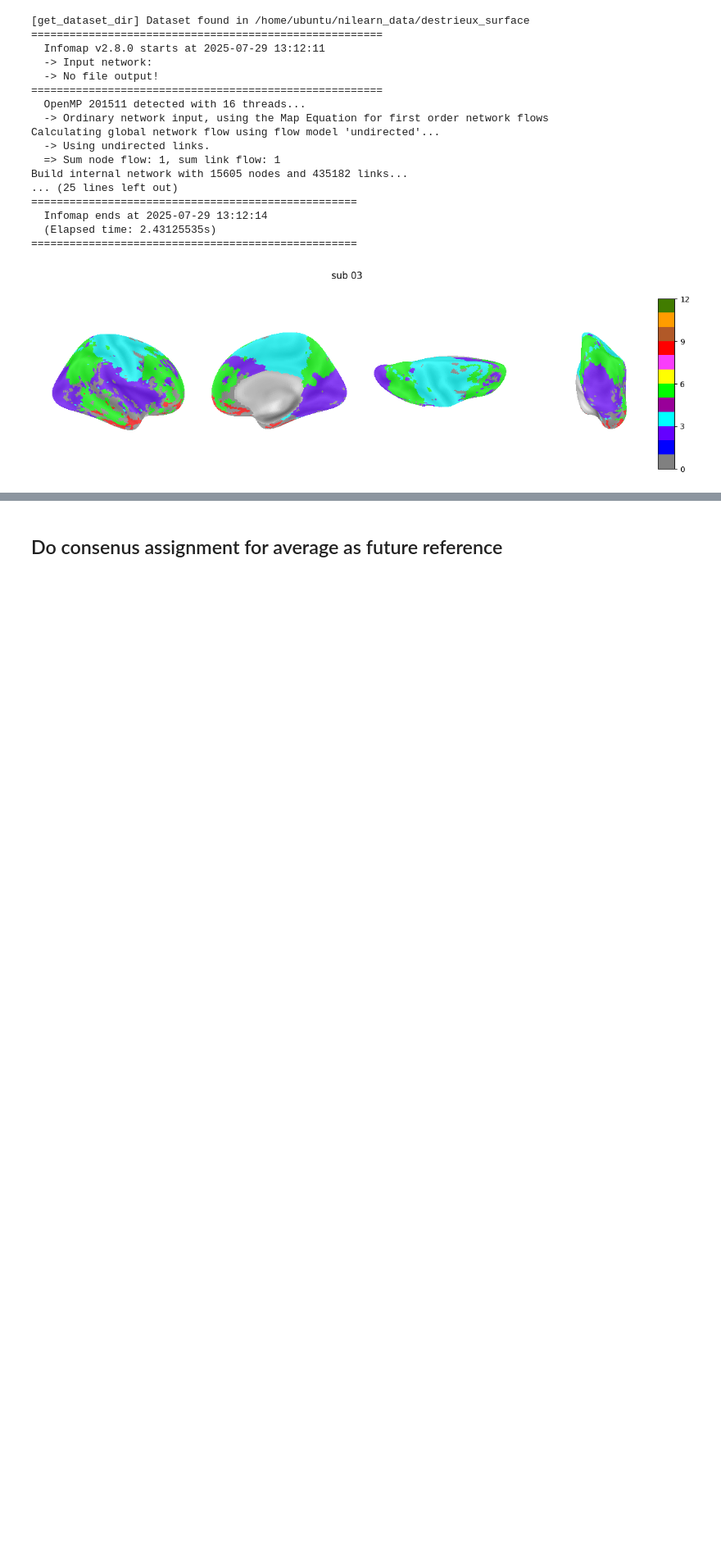
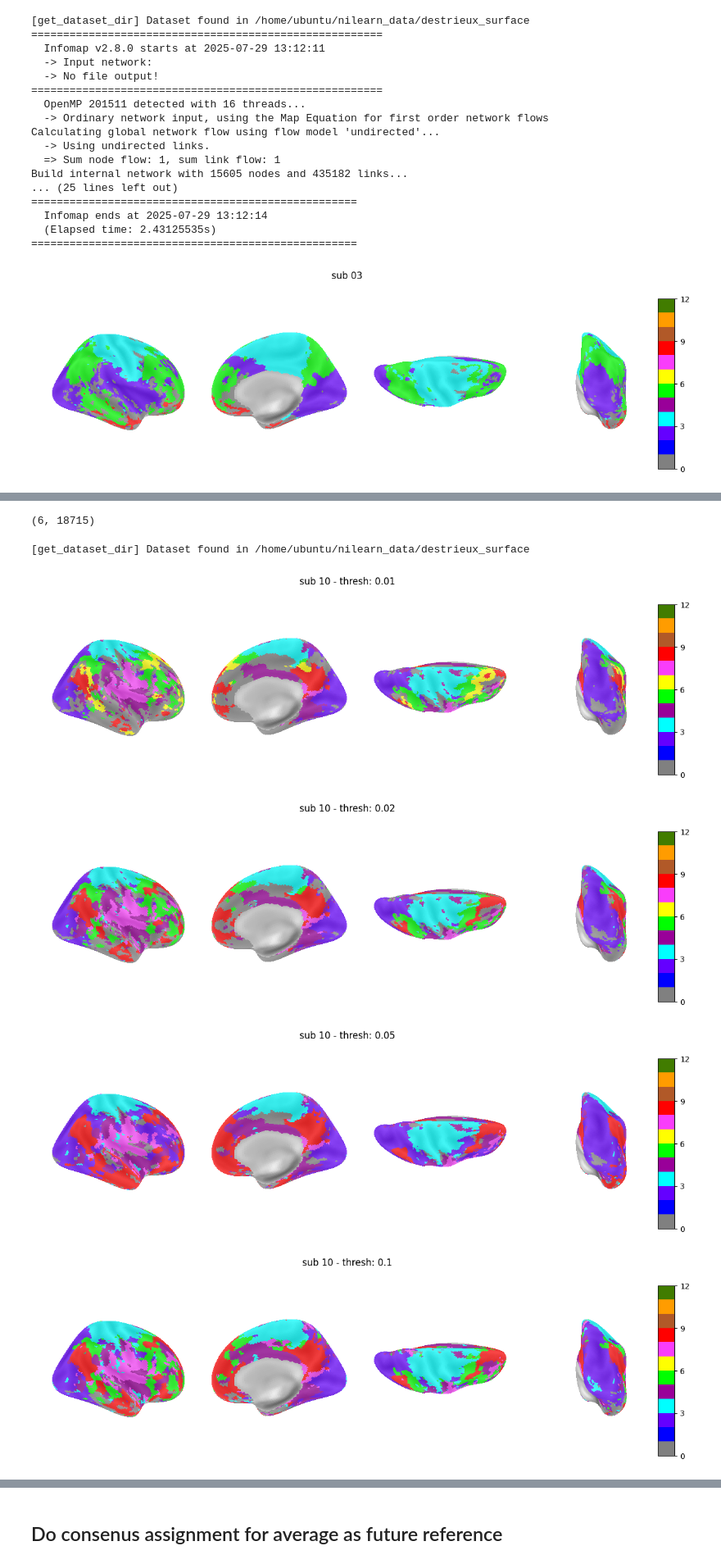
Before and after one commit to mrenke/parietal_patterns, a Jupyter notebook: networks_indTopology/net_assignment_02.ipynb, the cells around one changed output, grey strips where cells are left out. Shown at 82% size. Drawn from its saved outputs; the diff is of its cells as text; code cells hidden in the pictures; blank space fills up the shorter version.

Commit message:
network mapping - salience EG17

```diff
--- a/networks_indTopology/net_assignment_02.ipynb
+++ b/networks_indTopology/net_assignment_02.ipynb
@@ -110,0 +118,32 @@ figure.savefig(plot_fn, dpi=300, bbox_inches='tight')
+# %%
+sub = '10'
+
+# look at previous results with old threshold array etc.
+source_folder = op.join(bids_folder,'derivatives','networks_infomap_full_01')
+all_threshs_module_mappings = np.load(op.join(source_folder,f'sub-{sub}_allThresholds_confspec-36Pscrub3BPfilter.npy'))
+# %%
+all_threshs_module_mappings.shape
+# %% [output]
+(6, 18715)
+# %%
+threshs = ['0.01','0.02','0.05','0.1', '0.2', '0.3']
+
+from numrisk.fmri_analysis.gradients.utils import get_basic_mask
+mask, labeling_noParcel = get_basic_mask()
+
+from utils import plot_nets_CAcolors
+
+for thresh_conn, mapping in zip(threshs, all_threshs_module_mappings):
+    modules_fsav5 = np.full(mask.shape[0], np.nan, dtype=float)
+    modules_fsav5[mask] = mapping
+
+    figure = plot_nets_CAcolors(modules_fsav5, hemi_to_plot='R')
+    figure.suptitle(f'sub {sub} - thresh: {thresh_conn}', y=0.75)
+    #fn_plot = op.join(plot_folder, f'sub-{sub}_thresh-{thresh_conn}.png')
+    #plt.savefig(fn_plot)
+# %% [output]
+[get_dataset_dir] Dataset found in /home/ubuntu/nilearn_data/destrieux_surface
+[figure, added]
+[figure, added]
+[figure, added]
+[figure, added]
```
Also changed, not shown: parts of 4 cells of this notebook, 8 other files.
